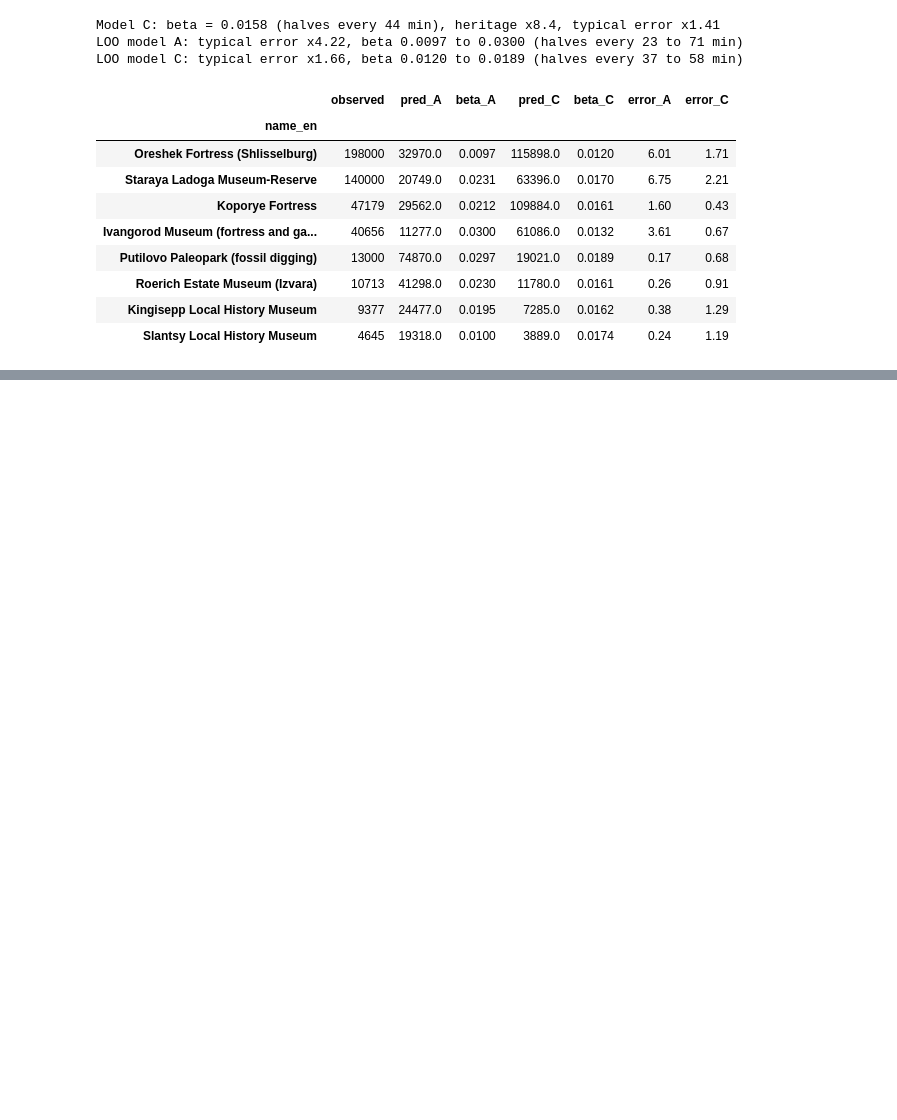
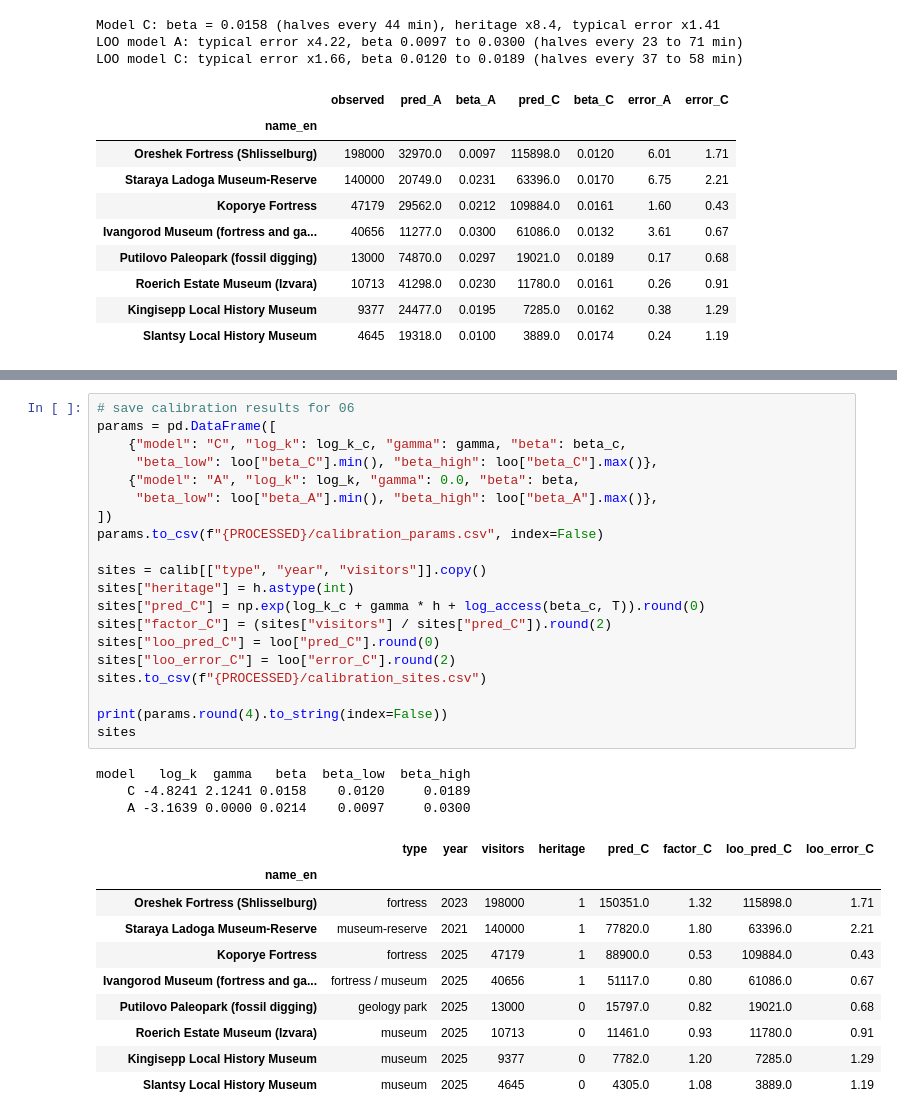
Before and after one commit to evelina-kalugina/klint-visitor-demand-model, a Jupyter notebook: notebooks/05_calibration.ipynb, the cells around one changed output, grey strips where cells are left out. Cells and saved outputs as stored; diff of their text form; blank space fills up the shorter version.

```diff
--- a/notebooks/05_calibration.ipynb
+++ b/notebooks/05_calibration.ipynb
@@ -258,0 +303,34 @@ LOO model C: typical error x1.66, beta 0.0120 to 0.0189 (halves every 37 to 58 m
+# %%
+# save calibration results for 06
+params = pd.DataFrame([
+    {"model": "C", "log_k": log_k_c, "gamma": gamma, "beta": beta_c,
+     "beta_low": loo["beta_C"].min(), "beta_high": loo["beta_C"].max()},
+    {"model": "A", "log_k": log_k, "gamma": 0.0, "beta": beta,
+     "beta_low": loo["beta_A"].min(), "beta_high": loo["beta_A"].max()},
+])
+params.to_csv(f"{PROCESSED}/calibration_params.csv", index=False)
+
+sites = calib[["type", "year", "visitors"]].copy()
+sites["heritage"] = h.astype(int)
+sites["pred_C"] = np.exp(log_k_c + gamma * h + log_access(beta_c, T)).round(0)
+sites["factor_C"] = (sites["visitors"] / sites["pred_C"]).round(2)
+sites["loo_pred_C"] = loo["pred_C"].round(0)
+sites["loo_error_C"] = loo["error_C"].round(2)
+sites.to_csv(f"{PROCESSED}/calibration_sites.csv")
+
+print(params.round(4).to_string(index=False))
+sites
+# %% [output]
+model   log_k  gamma   beta  beta_low  beta_high
+    C -4.8241 2.1241 0.0158    0.0120     0.0189
+    A -3.1639 0.0000 0.0214    0.0097     0.0300
+|  | type | year | visitors | heritage | pred_C | factor_C | loo_pred_C | loo_error_C |
+| name_en |  |  |  |  |  |  |  |  |
+| Oreshek Fortress (Shlisselburg) | fortress | 2023 | 198000 | 1 | 150351.0 | 1.32 | 115898.0 | 1.71 |
+| Staraya Ladoga Museum-Reserve | museum-reserve | 2021 | 140000 | 1 | 77820.0 | 1.80 | 63396.0 | 2.21 |
+| Koporye Fortress | fortress | 2025 | 47179 | 1 | 88900.0 | 0.53 | 109884.0 | 0.43 |
+| Ivangorod Museum (fortress and ga... | fortress / museum | 2025 | 40656 | 1 | 51117.0 | 0.80 | 61086.0 | 0.67 |
+| Putilovo Paleopark (fossil digging) | geology park | 2025 | 13000 | 0 | 15797.0 | 0.82 | 19021.0 | 0.68 |
+| Roerich Estate Museum (Izvara) | museum | 2025 | 10713 | 0 | 11461.0 | 0.93 | 11780.0 | 0.91 |
+| Kingisepp Local History Museum | museum | 2025 | 9377 | 0 | 7782.0 | 1.20 | 7285.0 | 1.29 |
+| Slantsy Local History Museum | museum | 2025 | 4645 | 0 | 4305.0 | 1.08 | 3889.0 | 1.19 |
```
Also changed, not shown: parts of 2 cells of this notebook, 3 other files.
